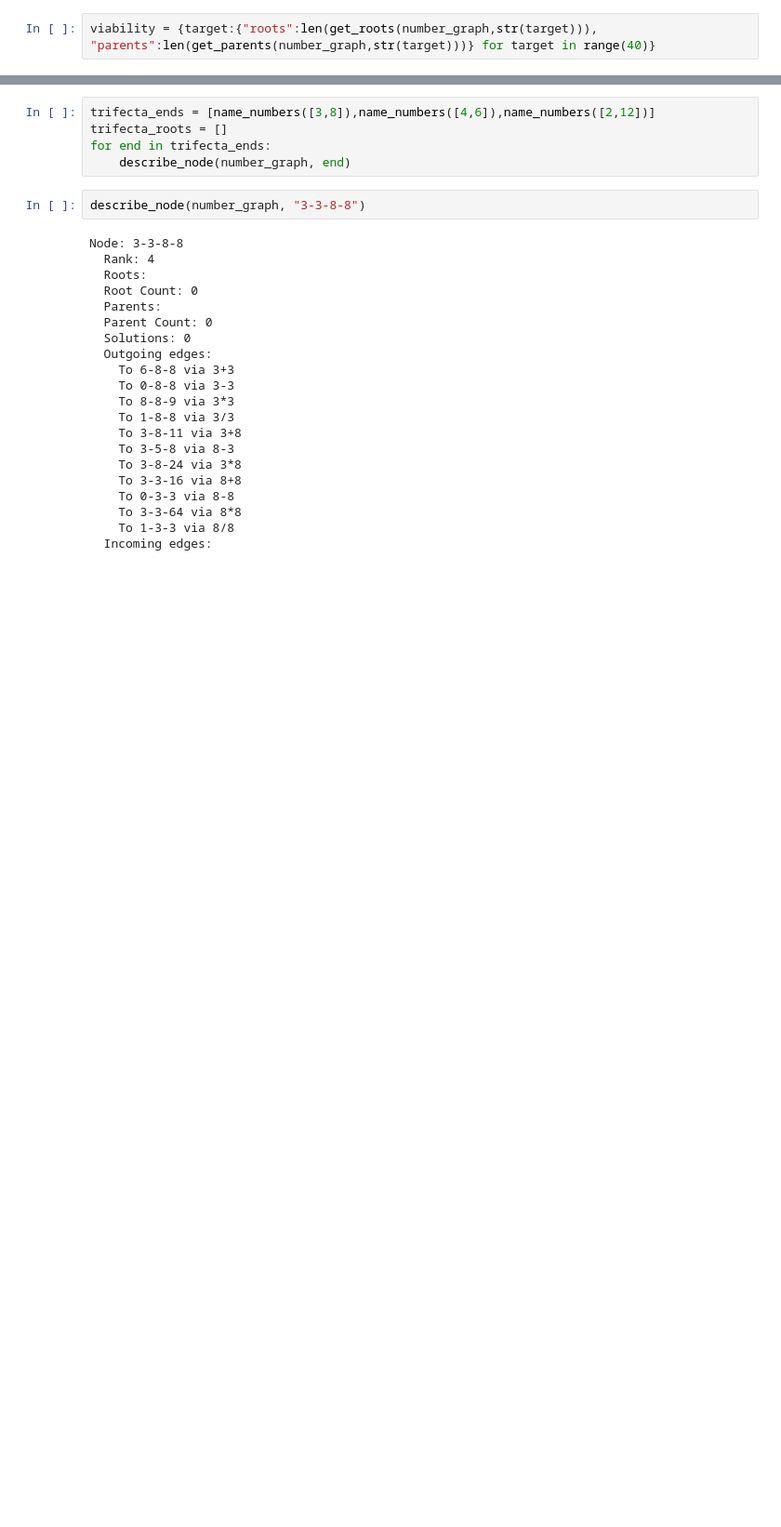
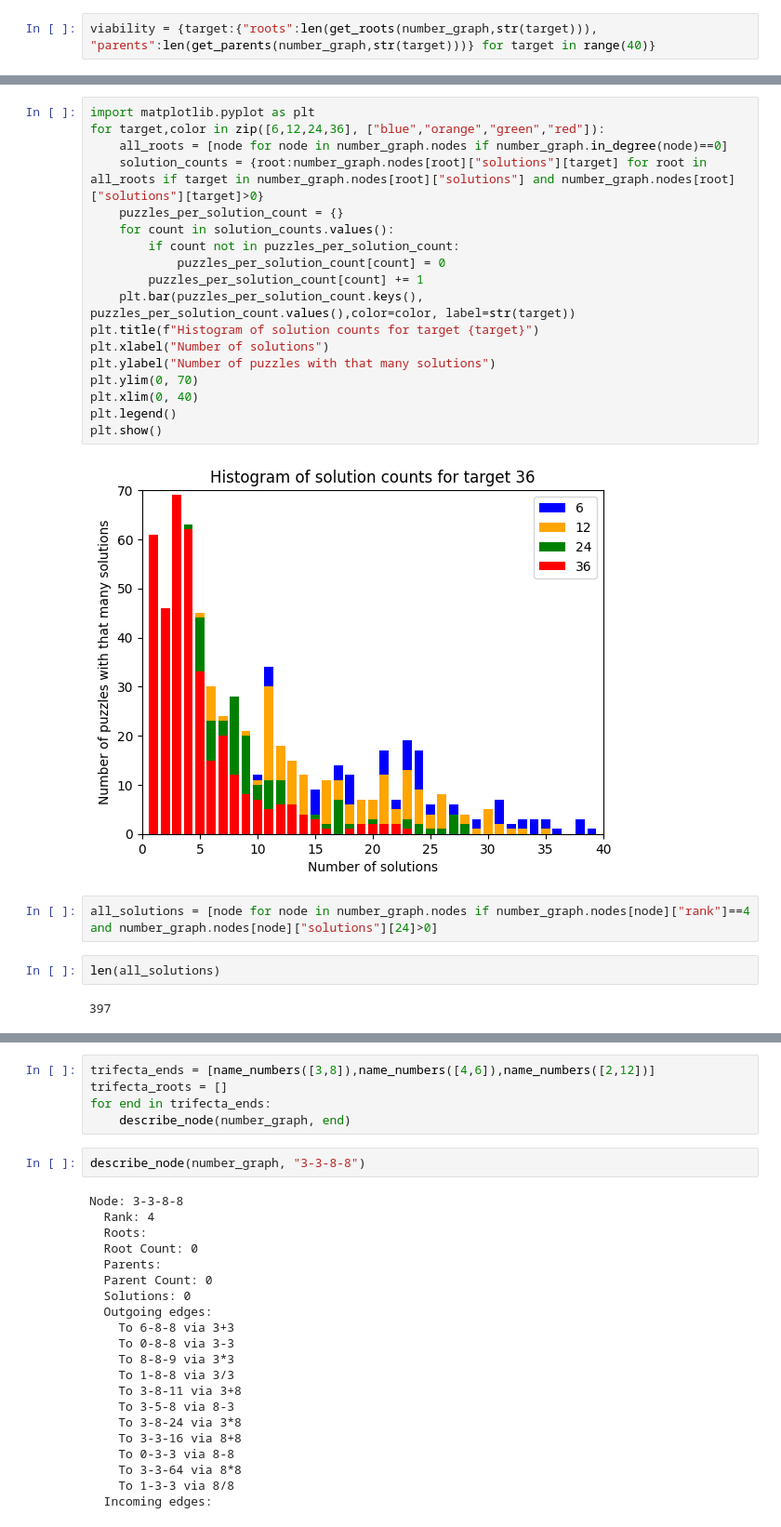
Before and after one commit to QUB5-pitt/24, a Jupyter notebook: exploration.ipynb, the cells around one changed output, grey strips where cells are left out. Shown: that part at 93% size. Saved outputs shown, nothing was run; the diff lists cells and outputs as text; blank space fills up the shorter version.

```diff
--- a/exploration.ipynb
+++ b/exploration.ipynb
@@ -29,0 +107,26 @@ len(number_graph.nodes)
+# %%
+import matplotlib.pyplot as plt
+for target,color in zip([6,12,24,36], ["blue","orange","green","red"]):
+    all_roots = [node for node in number_graph.nodes if number_graph.in_degree(node)==0]
+    solution_counts = {root:number_graph.nodes[root]["solutions"][target] for root in all_roots if target in number_graph.nodes[root]["solutions"] and number_graph.nodes[root]["solutions"][target]>0}
+    puzzles_per_solution_count = {}
+    for count in solution_counts.values():
+        if count not in puzzles_per_solution_count:
+            puzzles_per_solution_count[count] = 0
+        puzzles_per_solution_count[count] += 1
+    plt.bar(puzzles_per_solution_count.keys(), puzzles_per_solution_count.values(),color=color, label=str(target))
+plt.title(f"Histogram of solution counts for target {target}")
+plt.xlabel("Number of solutions")
+plt.ylabel("Number of puzzles with that many solutions")
+plt.ylim(0, 70)
+plt.xlim(0, 40)
+plt.legend()
+plt.show()
+# %% [output]
+[figure, added]
+# %%
+all_solutions = [node for node in number_graph.nodes if number_graph.nodes[node]["rank"]==4 and number_graph.nodes[node]["solutions"][24]>0]
+# %%
+len(all_solutions)
+# %% [output]
+397
```
Also changed, not shown: parts of 15 cells of this notebook, 8 other files.
